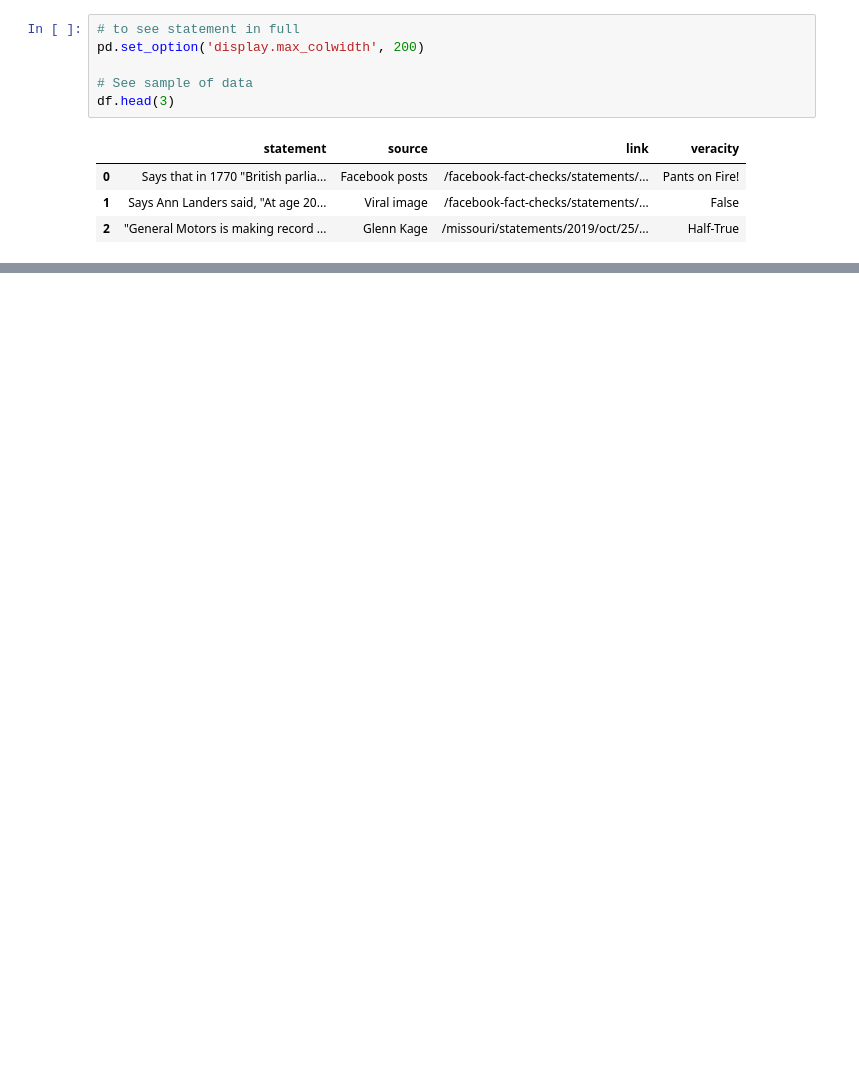
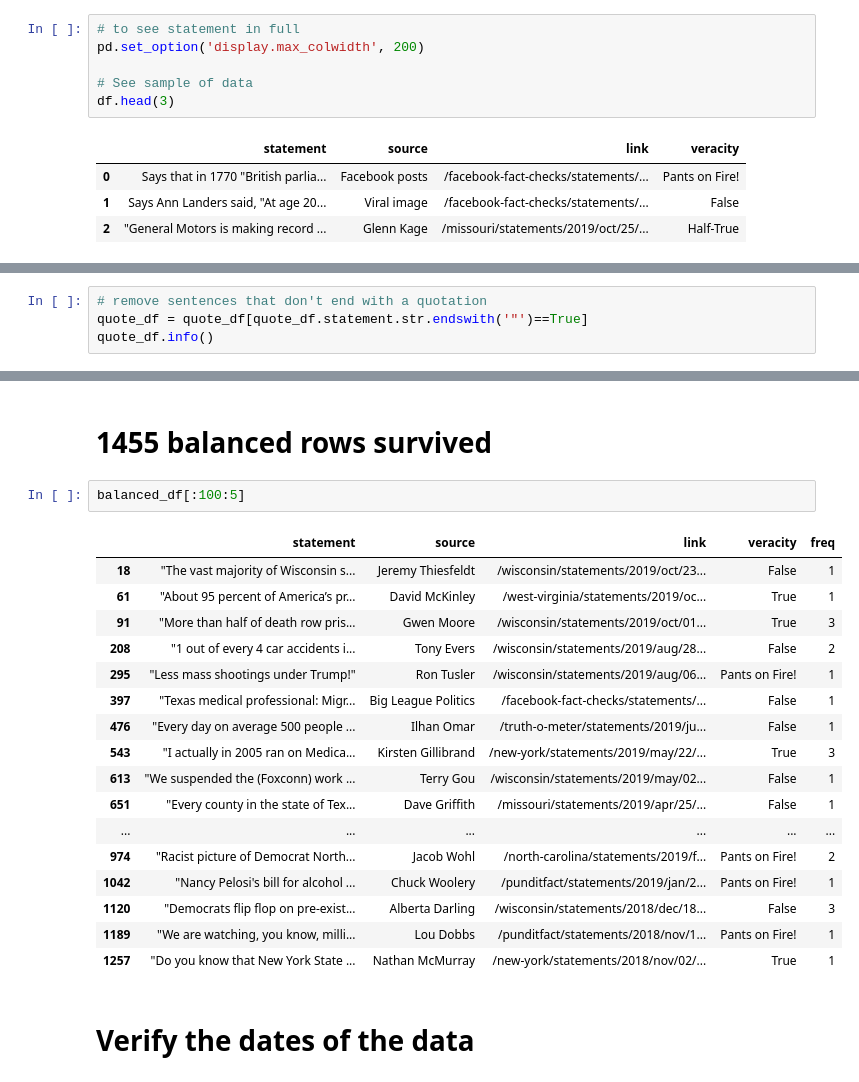
Before and after one commit to Victor-Palacios/Deception_Detection_Capstone, a Jupyter notebook: Deception_Data_Wrangling.ipynb, the cells around one changed output, grey strips where cells are left out. Saved outputs shown, nothing was run; the diff lists cells and outputs as text; blank space fills up the shorter version.

```diff
--- a/Deception_Data_Wrangling.ipynb
+++ b/Deception_Data_Wrangling.ipynb
@@ -117,0 +214,4 @@ df3.head(5)
+# %%
+# remove sentences that don't end with a quotation
+quote_df = quote_df[quote_df.statement.str.endswith('"')==True]
+quote_df.info()
@@ -117,0 +346,24 @@ df3.head(5)
+# %% [markdown]
+# 1455 balanced rows survived
+# %%
+balanced_df[:100:5]
+# %% [output]
+|  | statement | source | link | veracity | freq |
+| 18 | "The vast majority of Wisconsin s... | Jeremy Thiesfeldt | /wisconsin/statements/2019/oct/23... | False | 1 |
+| 61 | "About 95 percent of America’s pr... | David McKinley | /west-virginia/statements/2019/oc... | True | 1 |
+| 91 | "More than half of death row pris... | Gwen Moore | /wisconsin/statements/2019/oct/01... | True | 3 |
+| 208 | "1 out of every 4 car accidents i... | Tony Evers | /wisconsin/statements/2019/aug/28... | False | 2 |
+| 295 | "Less mass shootings under Trump!" | Ron Tusler | /wisconsin/statements/2019/aug/06... | Pants on Fire! | 1 |
+| 397 | "Texas medical professional: Migr... | Big League Politics | /facebook-fact-checks/statements/... | False | 1 |
+| 476 | "Every day on average 500 people ... | Ilhan Omar | /truth-o-meter/statements/2019/ju... | False | 1 |
+| 543 | "I actually in 2005 ran on Medica... | Kirsten Gillibrand | /new-york/statements/2019/may/22/... | True | 3 |
+| 613 | "We suspended the (Foxconn) work ... | Terry Gou | /wisconsin/statements/2019/may/02... | False | 1 |
+| 651 | "Every county in the state of Tex... | Dave Griffith | /missouri/statements/2019/apr/25/... | False | 1 |
+| ... | ... | ... | ... | ... | ... |
+| 974 | "Racist picture of Democrat North... | Jacob Wohl | /north-carolina/statements/2019/f... | Pants on Fire! | 2 |
+| 1042 | "Nancy Pelosi's bill for alcohol ... | Chuck Woolery | /punditfact/statements/2019/jan/2... | Pants on Fire! | 1 |
+| 1120 | "Democrats flip flop on pre-exist... | Alberta Darling | /wisconsin/statements/2018/dec/18... | False | 3 |
+| 1189 | "We are watching, you know, milli... | Lou Dobbs | /punditfact/statements/2018/nov/1... | Pants on Fire! | 1 |
+| 1257 | "Do you know that New York State ... | Nathan McMurray | /new-york/statements/2018/nov/02/... | True | 1 |
+# %% [markdown]
+# Verify the dates of the data
```
Also changed, not shown: parts of 69 cells of this notebook.
